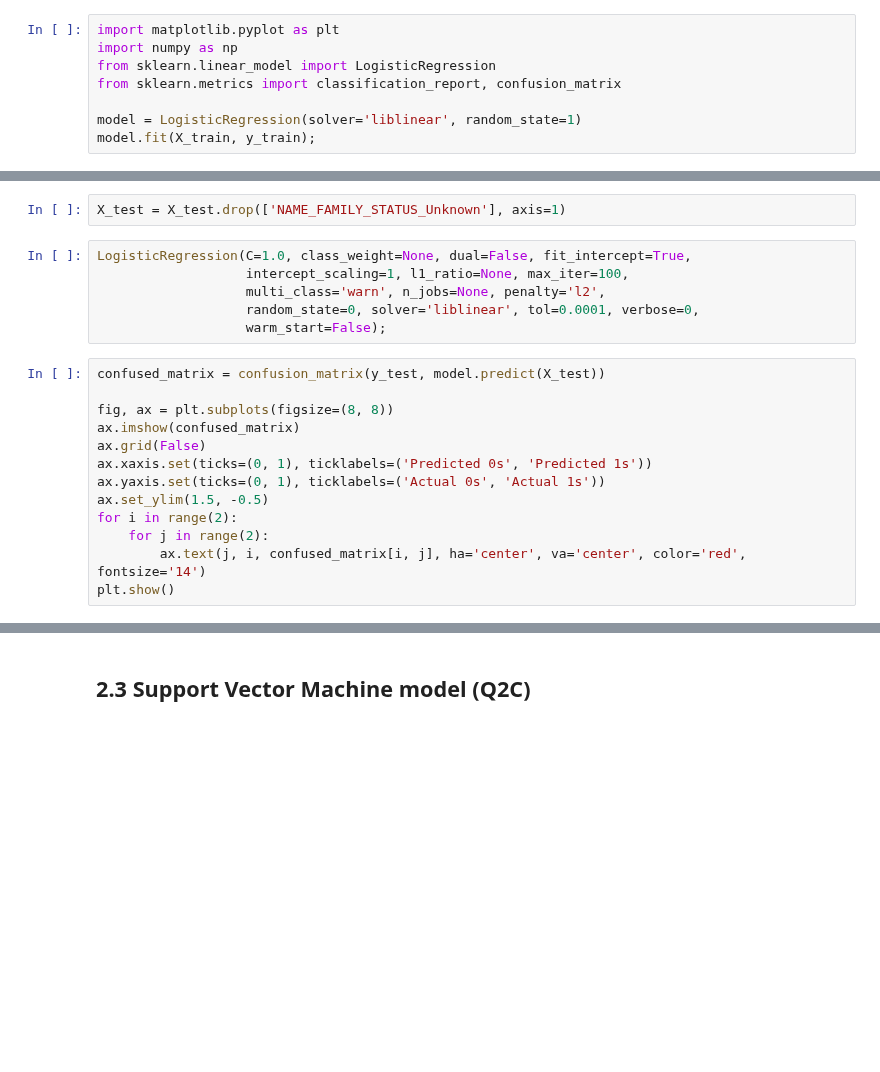
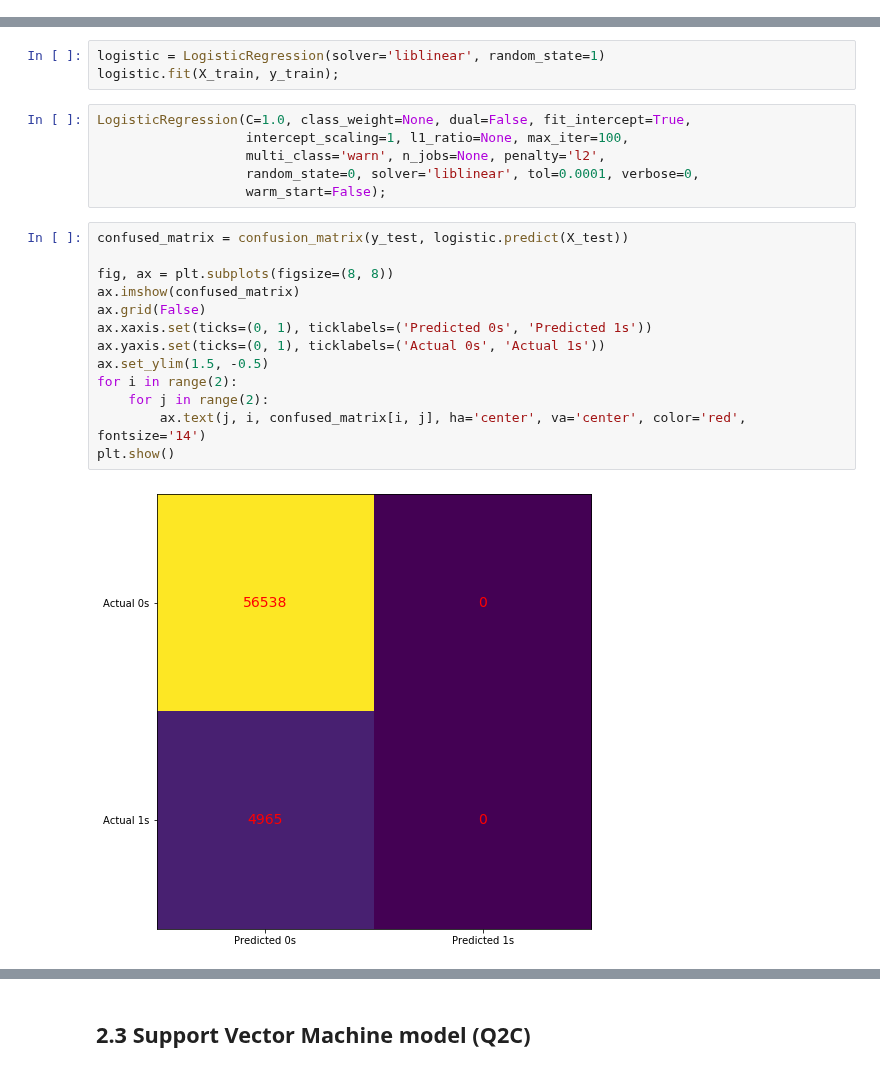
Before and after one commit to sjmiller8182/home-credit-default-risk, a Jupyter notebook: MiniLab_Logistic_Regression_and_SVM-DM.ipynb, the cells around one changed output, grey strips where cells are left out. Drawn from its saved outputs; the diff is of its cells as text; blank space fills up the shorter version.

Commit message:
including second logistic regression model

```diff
--- a/MiniLab_Logistic_Regression_and_SVM-DM.ipynb
+++ b/MiniLab_Logistic_Regression_and_SVM-DM.ipynb
@@ -466,11 +466,3 @@ Fill
 ## 2.2 Evaluation of logistic regression model (Q2B) <a class="anchor" id="LRMEval"></a>
 # %% [markdown]
 Fill
-# %%
-import matplotlib.pyplot as plt
-import numpy as np
-from sklearn.linear_model import LogisticRegression
-from sklearn.metrics import classification_report, confusion_matrix
-
-model = LogisticRegression(solver='liblinear', random_state=1)
-model.fit(X_train, y_train);
@@ -479,5 +469,6 @@ set(X_train.columns)^set(X_test.columns)
-# %%
-X_test = X_test.drop(['NAME_FAMILY_STATUS_Unknown'], axis=1)
+# %%
+logistic = LogisticRegression(solver='liblinear', random_state=1)
+logistic.fit(X_train, y_train);
 # %%
 LogisticRegression(C=1.0, class_weight=None, dual=False, fit_intercept=True,
                    intercept_scaling=1, l1_ratio=None, max_iter=100,
@@ -485,16 +476,18 @@ LogisticRegression(C=1.0, class_weight=None, dual=False, fit_intercept=True,
                    random_state=0, solver='liblinear', tol=0.0001, verbose=0,
                    warm_start=False);
 # %%
-confused_matrix = confusion_matrix(y_test, model.predict(X_test))
+confused_matrix = confusion_matrix(y_test, logistic.predict(X_test))
 
 fig, ax = plt.subplots(figsize=(8, 8))
 ax.imshow(confused_matrix)
 ax.grid(False)
 ax.xaxis.set(ticks=(0, 1), ticklabels=('Predicted 0s', 'Predicted 1s'))
 ax.yaxis.set(ticks=(0, 1), ticklabels=('Actual 0s', 'Actual 1s'))
 ax.set_ylim(1.5, -0.5)
 for i in range(2):
     for j in range(2):
         ax.text(j, i, confused_matrix[i, j], ha='center', va='center', color='red', fontsize='14')
 plt.show()
+# %% [output]
+[figure, added]
 # %%
```
Also changed, not shown: parts of 14 cells of this notebook.
